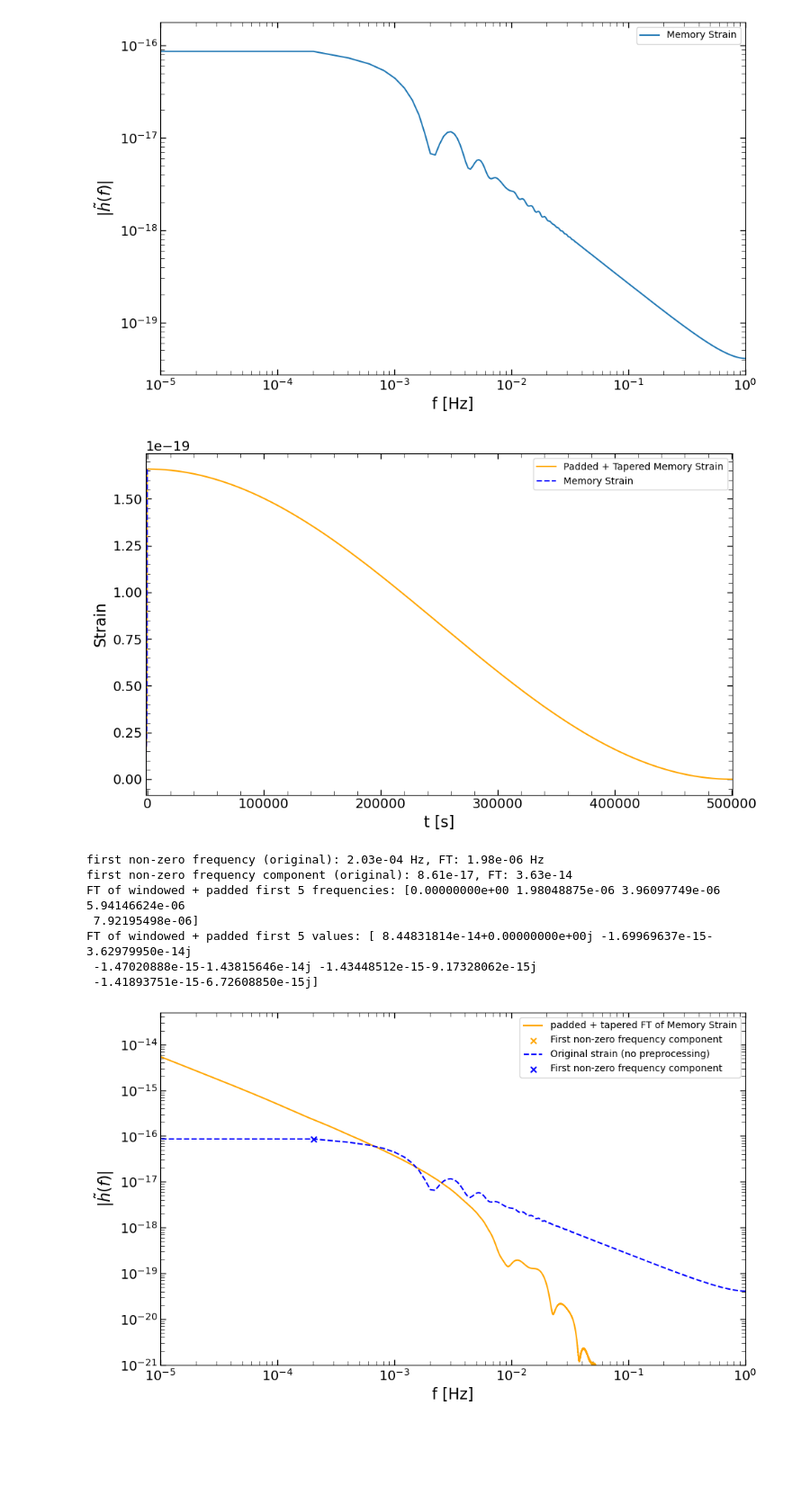
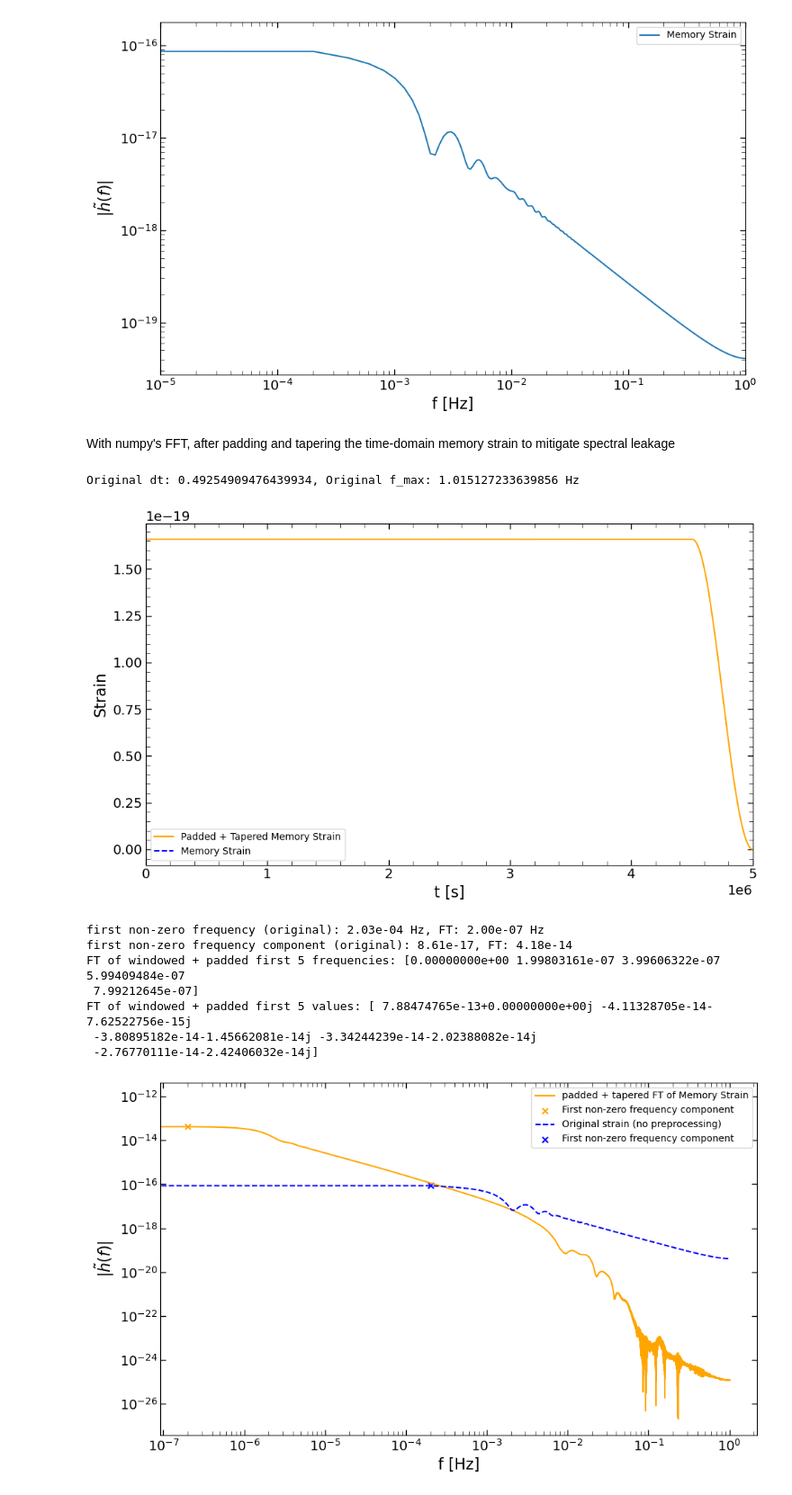
Before and after one commit to ThomasBastro/Memory_effect, a Jupyter notebook: FT_with_GWmemory/ft.ipynb, the cells around one changed output. Shown at 90% size. Saved outputs shown, nothing was run; the diff lists cells and outputs as text; code cells hidden in the pictures; blank space fills up the shorter version.

```diff
--- a/FT_with_GWmemory/ft.ipynb
+++ b/FT_with_GWmemory/ft.ipynb
@@ -108,13 +91,14 @@ plt.tight_layout()
 plt.show()
 # %% [output]
 [figure]
+# %% [markdown]
+With numpy's FFT, after padding and tapering the time-domain memory strain to mitigate spectral leakage
 # %%
 # try taking the FT of the time-domain memory and compute it with padding and tapering, to see if we can recover the same frequency-domain memory.
 parameters = dict(
-    total_mass=total_mass,
+    total_mass=1e6,
     distance=d,
     q=q,
-    inclination=inc,
     spin_1=spin_1,
     spin_2=spin_2,
     phase = 0,
@@ -123,48 +107,54 @@ parameters = dict(
 )
 h_mem, times_mem = gwm.time_domain_memory(**parameters)
 h_mem = h_mem['plus']
+dt= times_mem[1] - times_mem[0]
+print(f"Original dt: {dt}, Original f_max: {1/(2*dt)} Hz")
 
-times_padded, h_mem_windowed = us.pad_and_taper(h_mem, times_mem, 500000, alpha = 1)
+# Pad and taper the time-domain memory strain to mitigate spectral leakage in the FT
+# The padding region is only on the right side of the signal
+# This region is tapered with a turkey window with alpha = 0.1
+times_padded, h_mem_windowed = us.pad_and_taper(h_mem, times_mem, 5000000, alpha = 0.1)
 
 plt.figure(figsize=(10, 6))
 plt.plot(times_padded, h_mem_windowed, label='Padded + Tapered Memory Strain', c = 'orange')
 plt.plot(times_mem, h_mem, label='Memory Strain', c= 'blue', ls = '--')
 plt.xlabel('t [s]')
 plt.xlim(-1000, times_padded[-1]+10)
 plt.ylabel('Strain')
 plt.legend(loc='best')
 plt.tight_layout()
 plt.show()
 
 # Compute the FT with numpy's FFT
 frequencies_ft = np.fft.rfftfreq(len(times_padded), d=times_padded[1] - times_padded[0])
-h_mem_ft = np.fft.rfft(h_mem_windowed)
+h_mem_ft = np.fft.rfft(h_mem_windowed)* (times_padded[1] - times_padded[0]) # Normalize by the sampling interval to get the correct amplitude in the frequency domain
+# Same was done in the function nfft of gwmemory by dividing by the sampling frequency, which is equivalent to multiplying by the sampling interval
 
-
+# Plot the FT of the padded + tapered memory and compare it to the original frequency-domain memory
 plt.figure(figsize=(10, 6))
-plt.loglog(frequencies_ft, np.abs(h_mem_ft), label='padded + tapered FT of Memory Strain', c = 'orange')
-plt.scatter(frequencies_ft[1], np.abs(h_mem_ft[1]), c='orange', label='First non-zero frequency component', marker='x')
+plt.loglog(frequencies_ft,   np.abs(h_mem_ft), label='padded + tapered FT of Memory Strain', c = 'orange')
+plt.scatter(frequencies_ft[1],np.abs(h_mem_ft[1]), c='orange', label='First non-zero frequency component', marker='x')
 plt.loglog(frequencies_mem, np.abs(h_mem_init['plus']), label='Original strain (no preprocessing)', c= 'blue', ls = '--')
-plt.scatter(frequencies_mem[1], np.abs(h_mem_init['plus'][1]), c='blue', label='First non-zero frequency component', marker='x')
+plt.scatter(frequencies_mem[1],  np.abs(h_mem_init['plus'][1]), c='blue', label='First non-zero frequency component', marker='x')
 print(f'first non-zero frequency (original): {frequencies_mem[1]:.2e} Hz, FT: {frequencies_ft[1]:.2e} Hz')
 print(f'first non-zero frequency component (original): {np.abs(h_mem_init["plus"][1]):.2e}, FT: {np.abs(h_mem_ft[1]):.2e}')
 
 print(f"FT of windowed + padded first 5 frequencies: {frequencies_ft[:5]}")
 print(f"FT of windowed + padded first 5 values: {h_mem_ft[:5]}")
 plt.xlabel('f [Hz]')
 plt.ylabel(r'$|\tilde{h}(f)|$')
 plt.legend(loc='best')
-plt.xlim(1e-5, 1e0)
-plt.ylim(1e-21, 5e-14)
+
 plt.tight_layout()
 plt.show()
 # %% [output]
+Original dt: 0.49254909476439934, Original f_max: 1.015127233639856 Hz
-[figure, old version]
+[figure, new version]
-first non-zero frequency (original): 2.03e-04 Hz, FT: 1.98e-06 Hz
-first non-zero frequency component (original): 8.61e-17, FT: 3.63e-14
-FT of windowed + padded first 5 frequencies: [0.00000000e+00 1.98048875e-06 3.96097749e-06 5.94146624e-06
- 7.92195498e-06]
-FT of windowed + padded first 5 values: [ 8.44831814e-14+0.00000000e+00j -1.69969637e-15-3.62979950e-14j
- -1.47020888e-15-1.43815646e-14j -1.43448512e-15-9.17328062e-15j
- -1.41893751e-15-6.72608850e-15j]
+first non-zero frequency (original): 2.03e-04 Hz, FT: 2.00e-07 Hz
+first non-zero frequency component (original): 8.61e-17, FT: 4.18e-14
+FT of windowed + padded first 5 frequencies: [0.00000000e+00 1.99803161e-07 3.99606322e-07 5.99409484e-07
+ 7.99212645e-07]
+FT of windowed + padded first 5 values: [ 7.88474765e-13+0.00000000e+00j -4.11328705e-14-7.62522756e-15j
+ -3.80895182e-14-1.45662081e-14j -3.34244239e-14-2.02388082e-14j
+ -2.76770111e-14-2.42406032e-14j]
-[figure, old version]
+[figure, new version]
```
Also changed, not shown: parts of 11 cells of this notebook.
